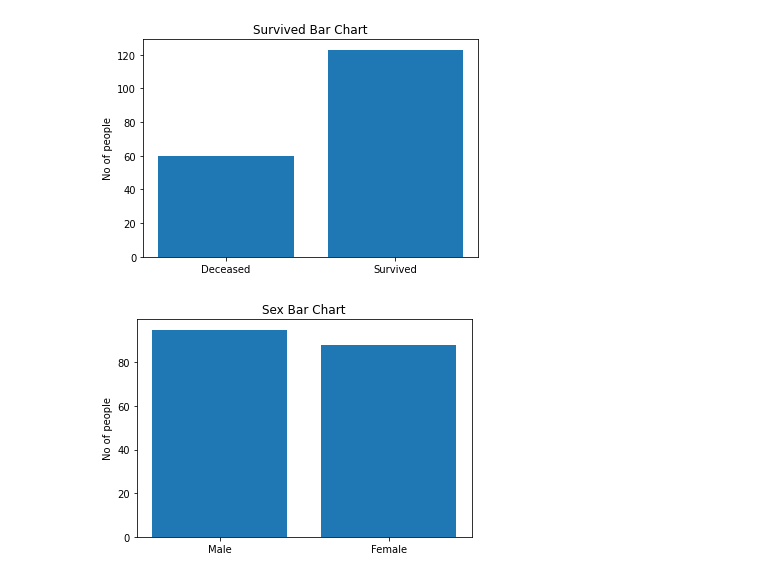
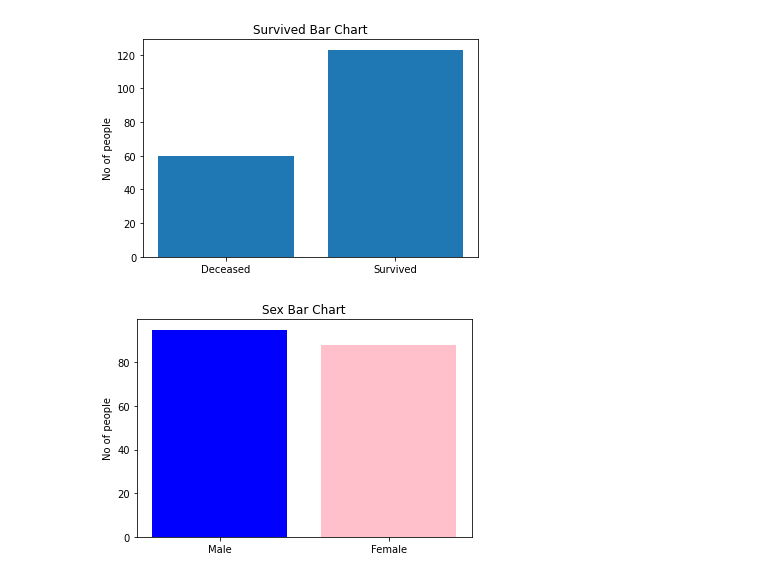
Before and after one commit to VictorChazhoor/Task0-Titanic-Exploration, a Jupyter notebook: 20BCE1600_Task0.ipynb, the cells around one changed output. Drawn from its saved outputs; the diff is of its cells as text; code cells hidden in the pictures.

```diff
--- a/20BCE1600_Task0.ipynb
+++ b/20BCE1600_Task0.ipynb
@@ -151,17 +151,17 @@ pl.show()
 # %%
 #Bar Chart for Column Sex
 c1 = 0
 c0 = 0
 for i in ds1['Sex']:
     if i=='female':
         c1+=1
     else:
         c0+=1
 x = np.array(['Male', 'Female'])
 y = np.array([c0, c1])
-pl.bar(x, y)
+pl.bar(x, y, color=['blue', 'pink'])
 pl.title('Sex Bar Chart')
 pl.ylabel('No of people')
 pl.show()
 # %% [output]
-[figure, old version]
+[figure, new version]
```
